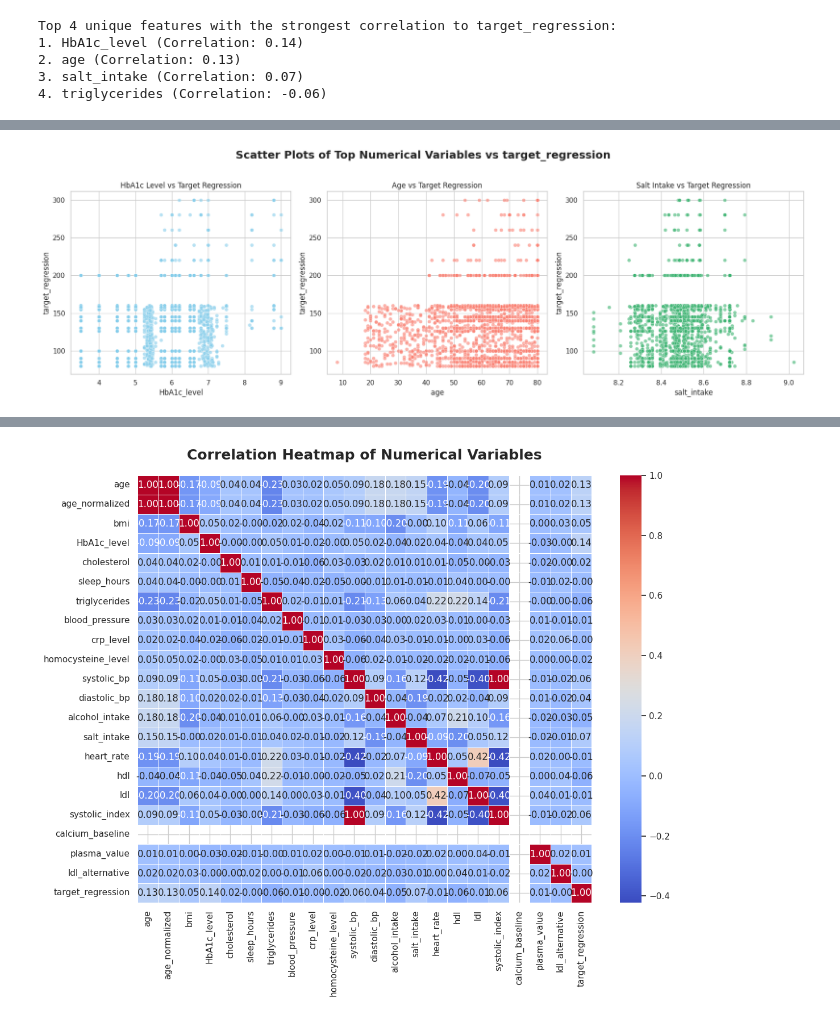
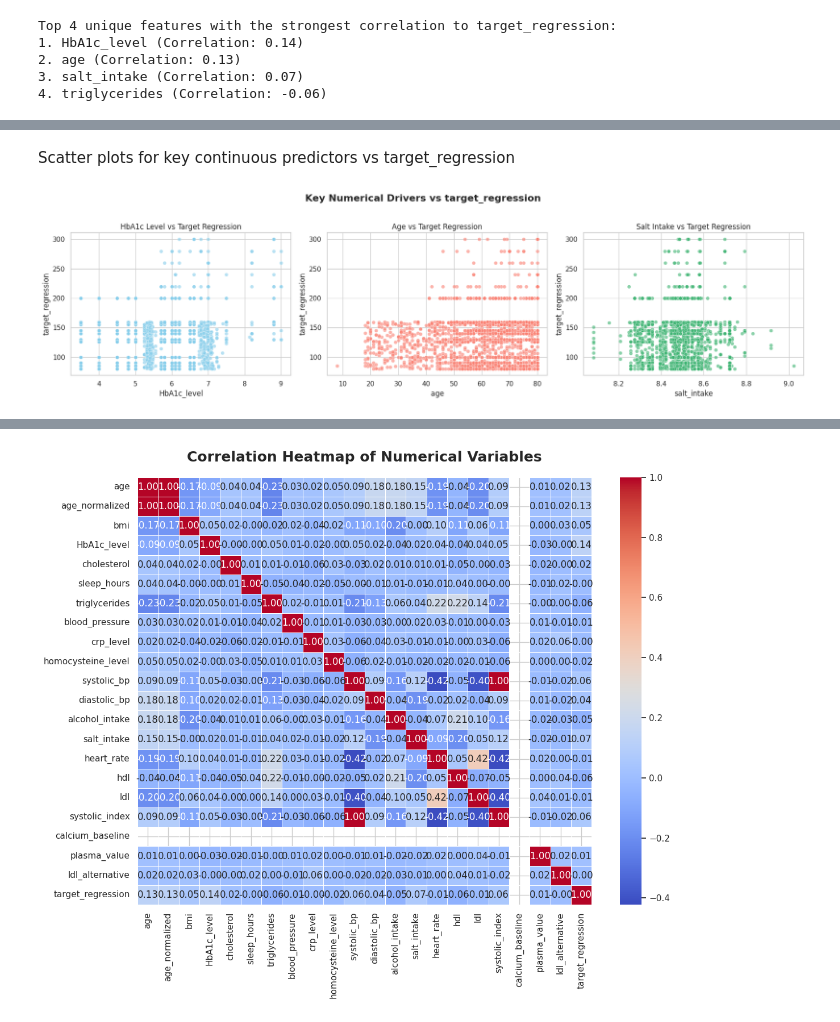
Before and after one commit to nwaryszak/APRAU, a Jupyter notebook: APRAU_Step1n.ipynb, the cells around one changed output, grey strips where cells are left out. Cells and saved outputs as stored; diff of their text form; code cells hidden in the pictures.

```diff
--- a/APRAU_Step1n.ipynb
+++ b/APRAU_Step1n.ipynb
@@ -224,18 +393,19 @@ plt.show()
+# %% [markdown]
+Scatter plots for key continuous predictors vs target_regression
 # %%
-# Bivariate analysis
-fig, axes = plt.subplots(1, 3, figsize=(18, 6))
-fig.suptitle('Scatter Plots of Top Numerical Variables vs target_regression', fontsize=18, fontweight='bold')
+fig, axes = plt.subplots(1, 3, figsize=(18, 5))
+fig.suptitle('Key Numerical Drivers vs target_regression', fontsize=16, fontweight='bold')
 
-sns.scatterplot(x='HbA1c_level', y='target_regression', data=df, ax=axes[0], color='skyblue', alpha=0.6)
+sns.scatterplot(x='HbA1c_level', y='target_regression', data=df_cleaned, ax=axes[0], color='skyblue', alpha=0.6)
 axes[0].set_title('HbA1c Level vs Target Regression')
 
-sns.scatterplot(x='age', y='target_regression', data=df, ax=axes[1], color='salmon', alpha=0.6)
+sns.scatterplot(x='age', y='target_regression', data=df_cleaned, ax=axes[1], color='salmon', alpha=0.6)
 axes[1].set_title('Age vs Target Regression')
 
-sns.scatterplot(x='salt_intake', y='target_regression', data=df, ax=axes[2], color='mediumseagreen', alpha=0.6)
+sns.scatterplot(x='salt_intake', y='target_regression', data=df_cleaned, ax=axes[2], color='mediumseagreen', alpha=0.6)
 axes[2].set_title('Salt Intake vs Target Regression')
 
 plt.tight_layout(rect=[0, 0, 1, 0.96])
 plt.show()
 # %% [output]
-[figure, old version]
+[figure, new version]
```
Also changed, not shown: parts of 39 cells of this notebook.
